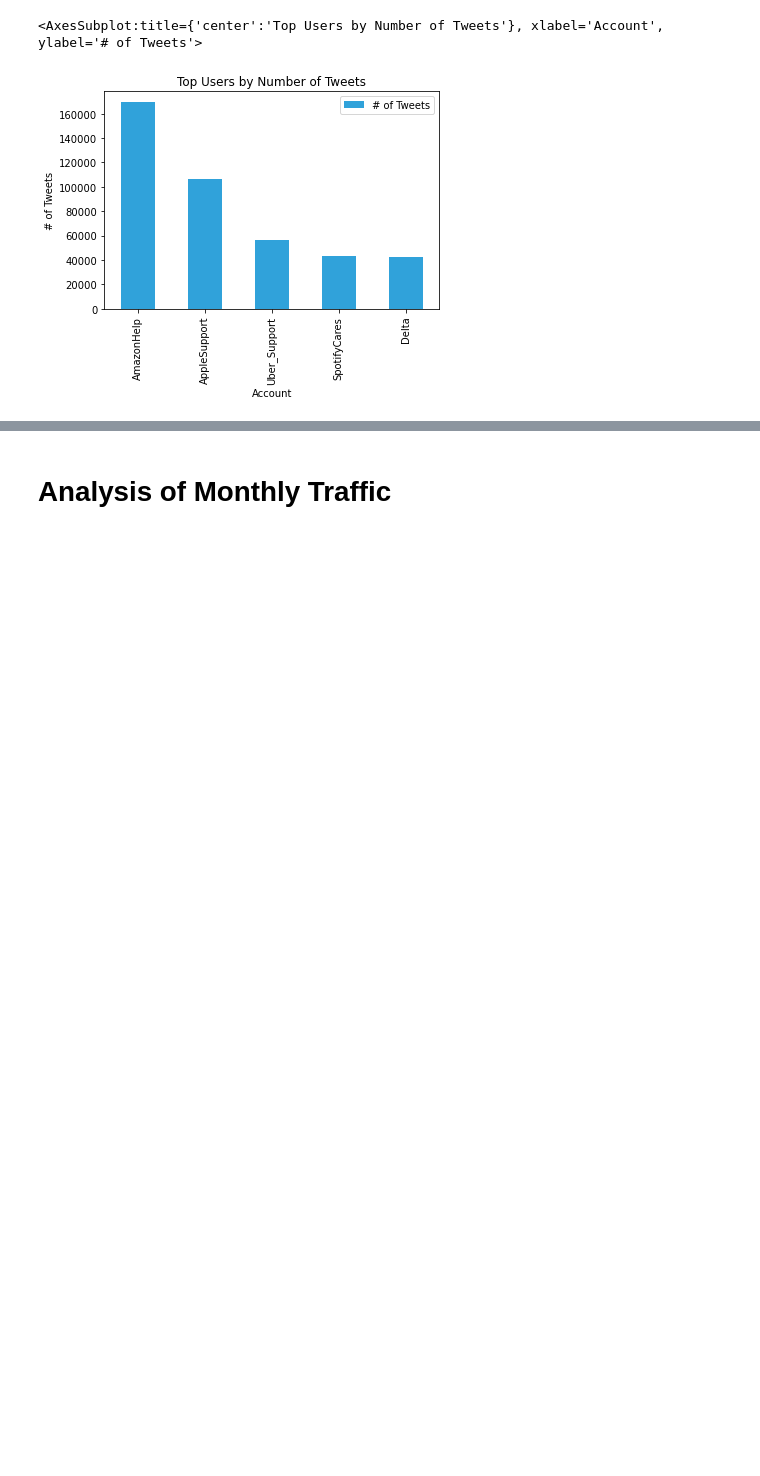
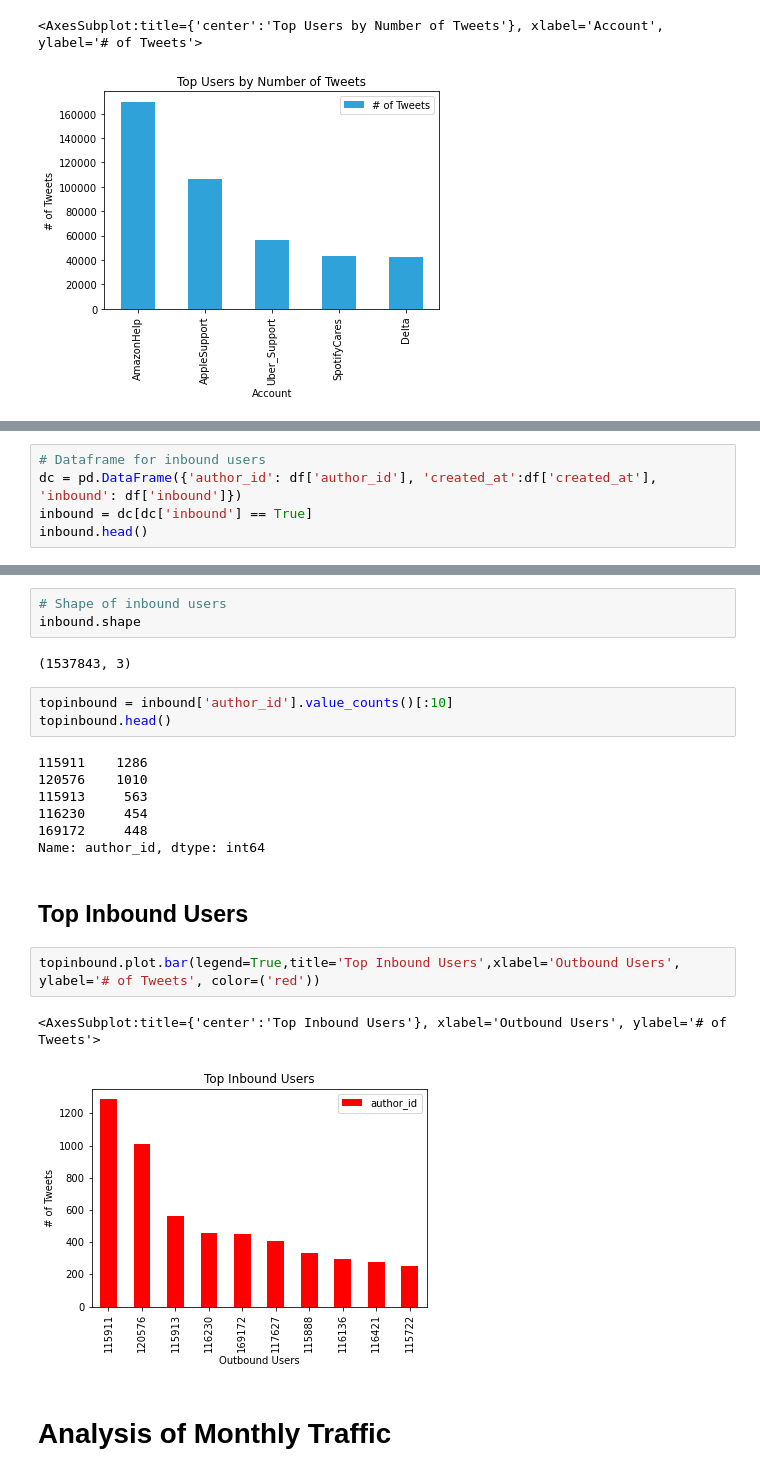
Before and after one commit to cfrivera/OA-Project, a Jupyter notebook: Tw_Chatbot_Analysis.ipynb, the cells around one changed output, grey strips where cells are left out. Saved outputs shown, nothing was run; the diff lists cells and outputs as text; blank space fills up the shorter version.

```diff
--- a/Tw_Chatbot_Analysis.ipynb
+++ b/Tw_Chatbot_Analysis.ipynb
@@ -165,0 +195,5 @@ top_5_users.plot.bar(title='Top Users by Number of Tweets',x='Account', ylabel='
+# %%
+# Dataframe for inbound users
+dc = pd.DataFrame({'author_id': df['author_id'], 'created_at':df['created_at'], 'inbound': df['inbound']})
+inbound = dc[dc['inbound'] == True]
+inbound.head()
@@ -166,3 +207,25 @@ top_5_users.plot.bar(title='Top Users by Number of Tweets',x='Account', ylabel='
+# %%
+# Shape of inbound users
+inbound.shape
+# %% [output]
+(1537843, 3)
+# %%
+topinbound = inbound['author_id'].value_counts()[:10]
+topinbound.head()
+# %% [output]
+115911    1286
+120576    1010
+115913     563
+116230     454
+169172     448
+Name: author_id, dtype: int64
+# %% [markdown]
+## Top Inbound Users
+# %%
+topinbound.plot.bar(legend=True,title='Top Inbound Users',xlabel='Outbound Users', ylabel='# of Tweets', color=('red'))
+# %% [output]
+<AxesSubplot:title={'center':'Top Inbound Users'}, xlabel='Outbound Users', ylabel='# of Tweets'>
+[figure, added]
 # %% [markdown]
 # Analysis of Monthly Traffic
 # %%
```
Also changed, not shown: parts of 24 cells of this notebook.
